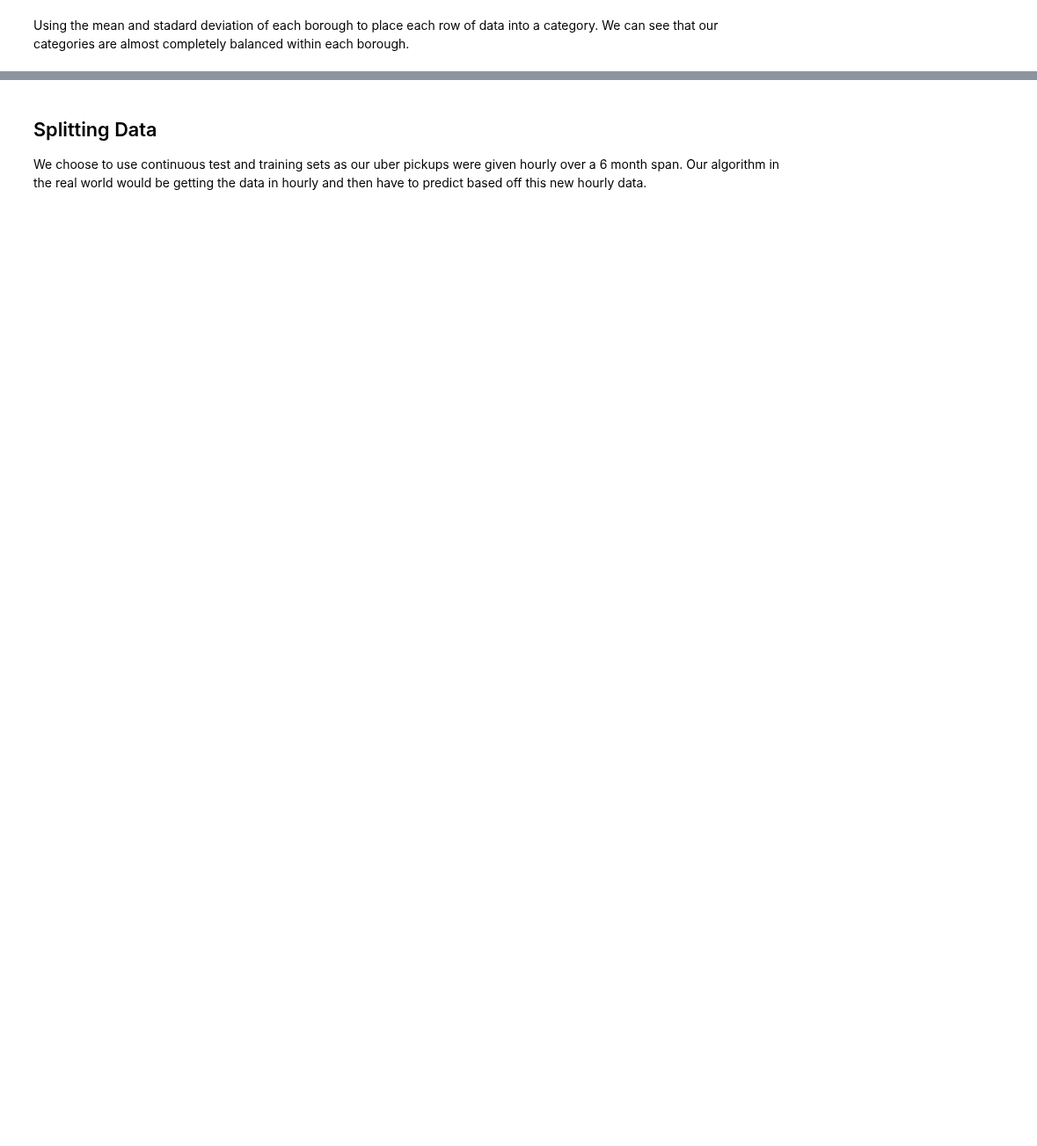
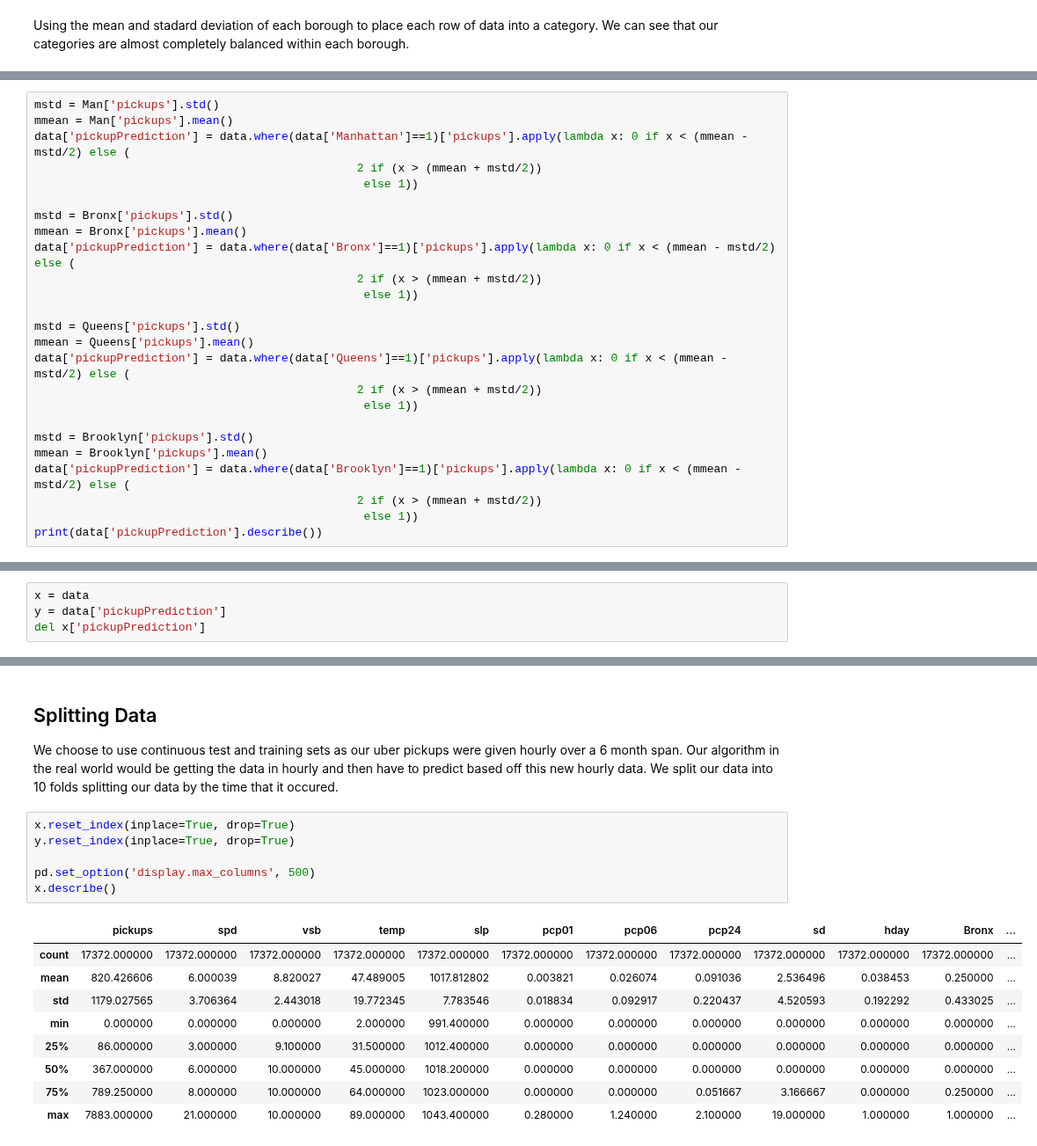
Before and after one commit to l1onh3art88/ml-lab2, a Jupyter notebook: lab4/lab4.ipynb, the cells around one changed output, grey strips where cells are left out. Shown at 88% size. Cells and saved outputs as stored; diff of their text form; blank space fills up the shorter version.

Commit message:
splitting our data

```diff
--- a/lab4/lab4.ipynb
+++ b/lab4/lab4.ipynb
@@ -317,0 +192,25 @@ Name: Bronx, Length: 17372, dtype: uint8
+# %%
+mstd = Man['pickups'].std()
+mmean = Man['pickups'].mean()
+data['pickupPrediction'] = data.where(data['Manhattan']==1)['pickups'].apply(lambda x: 0 if x < (mmean - mstd/2) else (
+                                               2 if (x > (mmean + mstd/2))
+                                                else 1))
+
+mstd = Bronx['pickups'].std()
+mmean = Bronx['pickups'].mean()
+data['pickupPrediction'] = data.where(data['Bronx']==1)['pickups'].apply(lambda x: 0 if x < (mmean - mstd/2) else (
+                                               2 if (x > (mmean + mstd/2))
+                                                else 1))
+
+mstd = Queens['pickups'].std()
+mmean = Queens['pickups'].mean()
+data['pickupPrediction'] = data.where(data['Queens']==1)['pickups'].apply(lambda x: 0 if x < (mmean - mstd/2) else (
+                                               2 if (x > (mmean + mstd/2))
+                                                else 1))
+
+mstd = Brooklyn['pickups'].std()
+mmean = Brooklyn['pickups'].mean()
+data['pickupPrediction'] = data.where(data['Brooklyn']==1)['pickups'].apply(lambda x: 0 if x < (mmean - mstd/2) else (
+                                               2 if (x > (mmean + mstd/2))
+                                                else 1))
+print(data['pickupPrediction'].describe())
@@ -318,2 +227,6 @@ Name: Bronx, Length: 17372, dtype: uint8
+# %%
+x = data
+y = data['pickupPrediction']
+del x['pickupPrediction']
 # %% [markdown]
 ## Metric Used
@@ -342,3 +246,19 @@ avg / total       0.39      0.28      0.12      3476
 # %% [markdown]
 ## Splitting Data
-We choose to use continuous test and training sets as our uber pickups were given hourly over a 6 month span. Our algorithm in the real world would be getting the data in hourly and then have to predict based off this new hourly data.
+We choose to use continuous test and training sets as our uber pickups were given hourly over a 6 month span. Our algorithm in the real world would be getting the data in hourly and then have to predict based off this new hourly data. We split our data into 10 folds splitting our data by the time that it occured.
+# %%
+x.reset_index(inplace=True, drop=True)
+y.reset_index(inplace=True, drop=True)
+
+pd.set_option('display.max_columns', 500)
+x.describe()
+# %% [output]
+|  | pickups | spd | vsb | temp | slp | pcp01 | pcp06 | pcp24 | sd | hday | Bronx | ... |
+| count | 17372.000000 | 17372.000000 | 17372.000000 | 17372.000000 | 17372.000000 | 17372.000000 | 17372.000000 | 17372.000000 | 17372.000000 | 17372.000000 | 17372.000000 | ... |
+| mean | 820.426606 | 6.000039 | 8.820027 | 47.489005 | 1017.812802 | 0.003821 | 0.026074 | 0.091036 | 2.536496 | 0.038453 | 0.250000 | ... |
+| std | 1179.027565 | 3.706364 | 2.443018 | 19.772345 | 7.783546 | 0.018834 | 0.092917 | 0.220437 | 4.520593 | 0.192292 | 0.433025 | ... |
+| min | 0.000000 | 0.000000 | 0.000000 | 2.000000 | 991.400000 | 0.000000 | 0.000000 | 0.000000 | 0.000000 | 0.000000 | 0.000000 | ... |
+| 25% | 86.000000 | 3.000000 | 9.100000 | 31.500000 | 1012.400000 | 0.000000 | 0.000000 | 0.000000 | 0.000000 | 0.000000 | 0.000000 | ... |
+| 50% | 367.000000 | 6.000000 | 10.000000 | 45.000000 | 1018.200000 | 0.000000 | 0.000000 | 0.000000 | 0.000000 | 0.000000 | 0.000000 | ... |
+| 75% | 789.250000 | 8.000000 | 10.000000 | 64.000000 | 1023.000000 | 0.000000 | 0.000000 | 0.051667 | 3.166667 | 0.000000 | 0.250000 | ... |
+| max | 7883.000000 | 21.000000 | 10.000000 | 89.000000 | 1043.400000 | 0.280000 | 1.240000 | 2.100000 | 19.000000 | 1.000000 | 1.000000 | ... |
```
Also changed, not shown: parts of 13 cells of this notebook.
